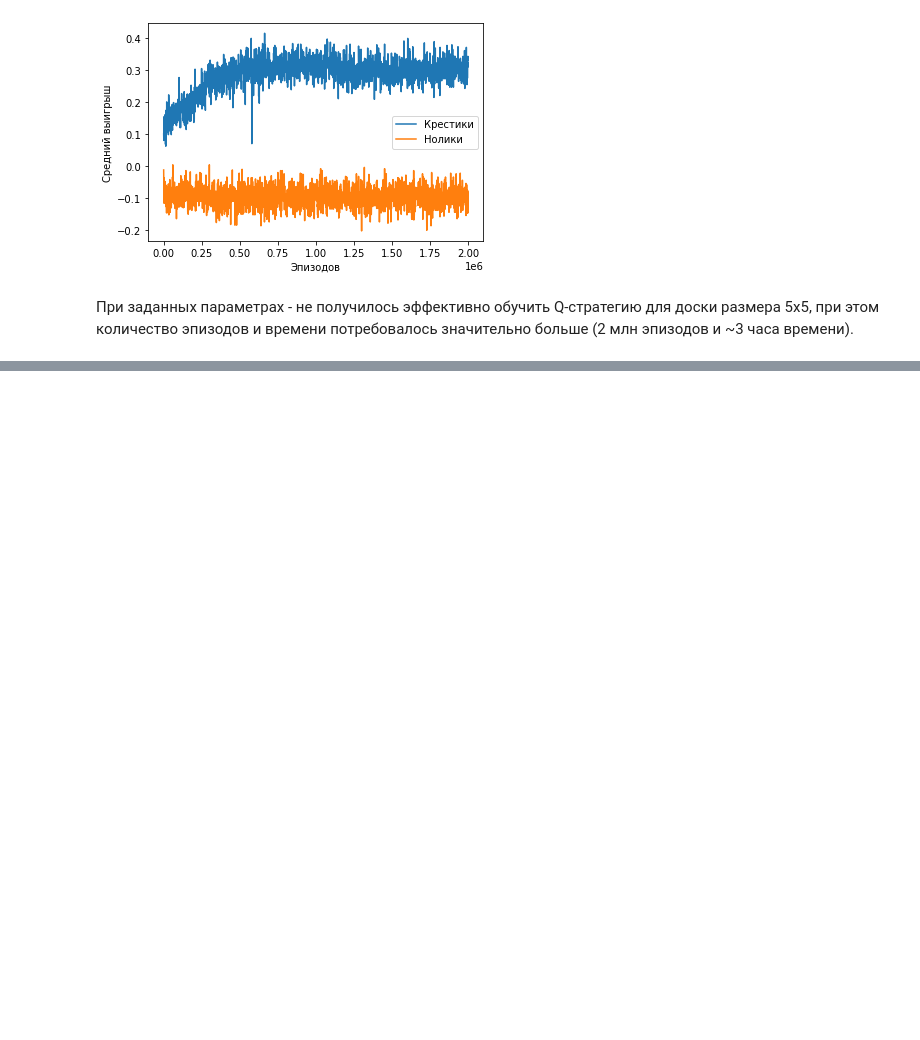
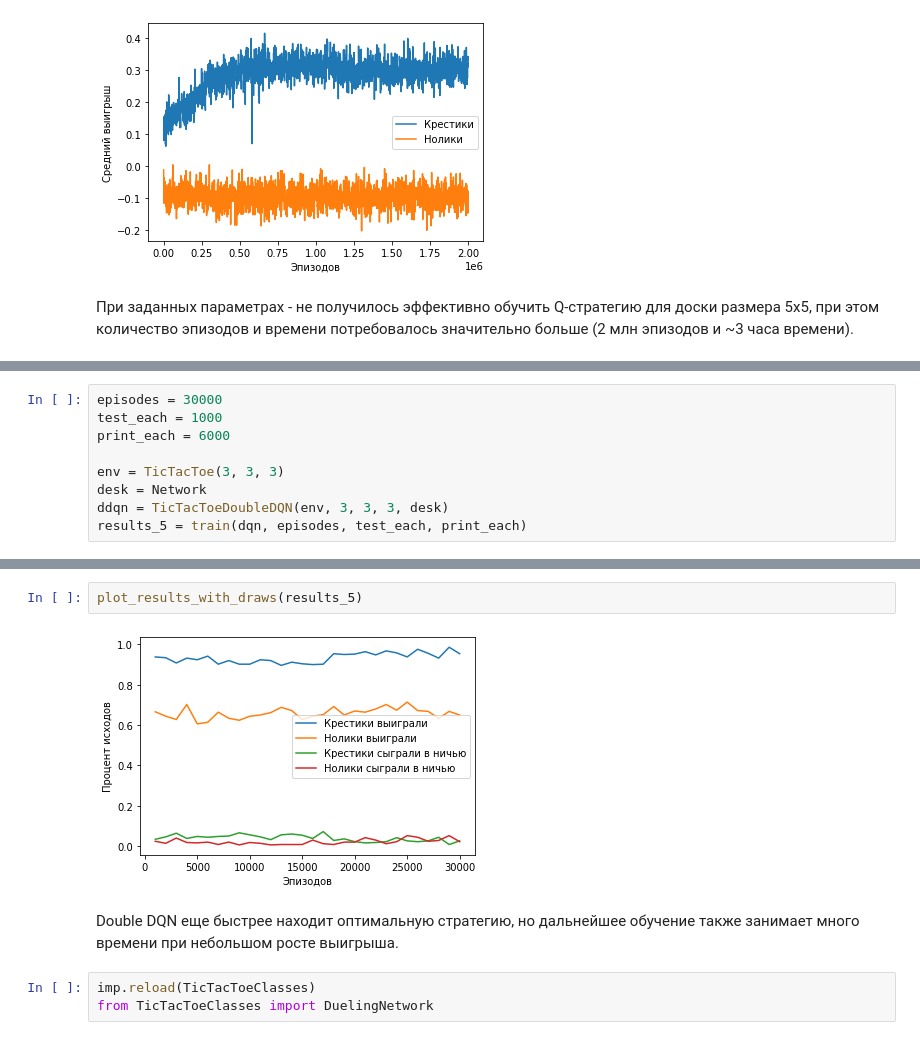
Before and after one commit to robertspb/3-dl-hw-2, a Jupyter notebook: DL_RL_HW2.ipynb, the cells around one changed output, grey strips where cells are left out. Cells and saved outputs as stored; diff of their text form; blank space fills up the shorter version.

```diff
--- a/DL_RL_HW2.ipynb
+++ b/DL_RL_HW2.ipynb
@@ -404,0 +487,9 @@ print(f'Средний выигрышь ноликов против случай
+# %%
+episodes = 30000
+test_each = 1000
+print_each = 6000
+
+env = TicTacToe(3, 3, 3)
+desk = Network
+ddqn = TicTacToeDoubleDQN(env, 3, 3, 3, desk)
+results_5 = train(dqn, episodes, test_each, print_each)
@@ -404,0 +502,9 @@ print(f'Средний выигрышь ноликов против случай
+# %%
+plot_results_with_draws(results_5)
+# %% [output]
+[figure, added]
+# %% [markdown]
+Double DQN еще быстрее находит оптимальную стратегию, но дальнейшее обучение также занимает много времени при небольшом росте выигрыша.
+# %%
+imp.reload(TicTacToeClasses)
+from TicTacToeClasses import DuelingNetwork
```
Also changed, not shown: parts of 17 cells of this notebook, 1 other file.
